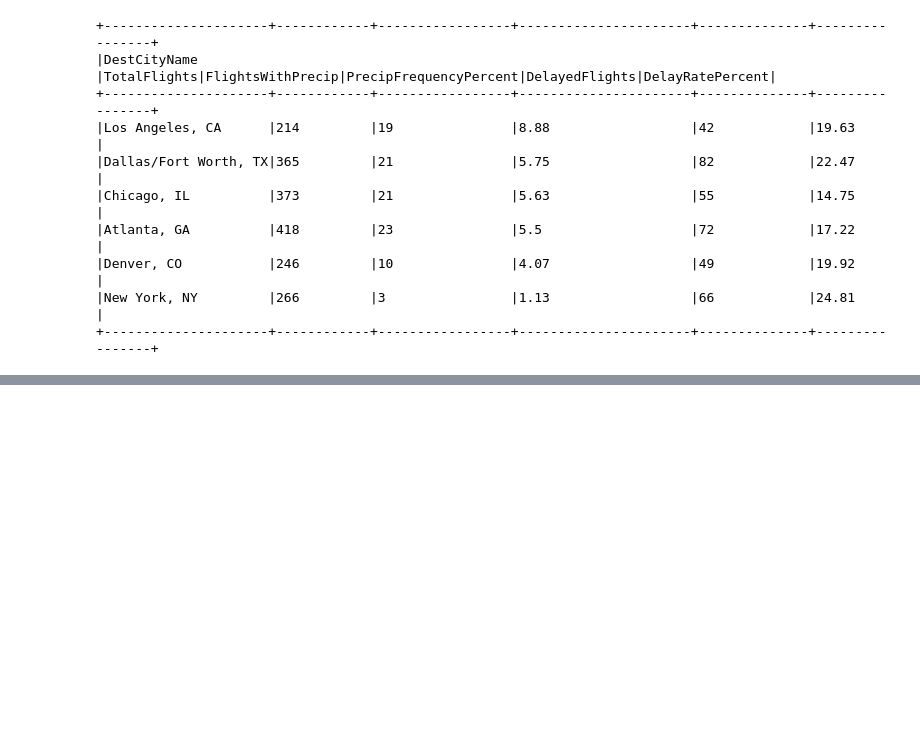
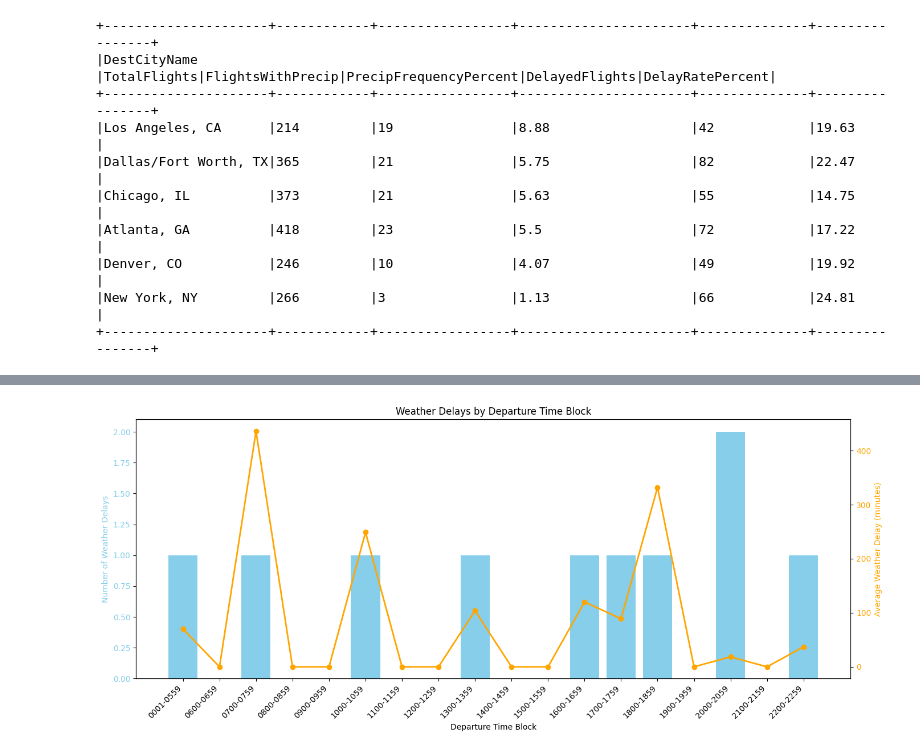
Before and after one commit to sania-k/ITCS6190_CourseProject, a Jupyter notebook: notebooks/complex_q_par.ipynb, the cells around one changed output, grey strips where cells are left out. Cells and saved outputs as stored; diff of their text form; code cells hidden in the pictures; blank space fills up the shorter version.

```diff
--- a/notebooks/complex_q_par.ipynb
+++ b/notebooks/complex_q_par.ipynb
@@ -367,0 +493,22 @@ destination_weather_delay_stats.show(truncate=False)
+# %%
+all_time_blocks = df.select("DepTimeBlk").distinct()
+
+weather_delays = df.filter(col("WeatherDelay") > 0)
+
+weather_delay_by_time = weather_delays.groupBy("DepTimeBlk").agg(
+    count("*").alias("NumWeatherDelays"),
+    round(avg("WeatherDelay"), 2).alias("AvgWeatherDelayMinutes")
+)
+
+full_weather_delay_by_time = all_time_blocks.join(
+    weather_delay_by_time,
+    on="DepTimeBlk",
+    how="left"
+).orderBy("DepTimeBlk")
+
+full_weather_delay_by_time = full_weather_delay_by_time.fillna({
+    "NumWeatherDelays": 0,
+    "AvgWeatherDelayMinutes": 0
+})
+
+full_weather_delay_by_time.show(truncate=False)
@@ -367,0 +533,23 @@ destination_weather_delay_stats.show(truncate=False)
+# %%
+pdf = full_weather_delay_by_time.toPandas()
+
+pdf = pdf.sort_values("DepTimeBlk")
+
+fig, ax1 = plt.subplots(figsize=(14,6))
+
+ax1.bar(pdf["DepTimeBlk"], pdf["NumWeatherDelays"], color='skyblue')
+ax1.set_xlabel('Departure Time Block')
+ax1.set_ylabel('Number of Weather Delays', color='skyblue')
+ax1.tick_params(axis='y', labelcolor='skyblue')
+plt.xticks(rotation=45, ha='right')
+
+ax2 = ax1.twinx()
+ax2.plot(pdf["DepTimeBlk"], pdf["AvgWeatherDelayMinutes"], color='orange', marker='o', linewidth=2)
+ax2.set_ylabel('Average Weather Delay (minutes)', color='orange')
+ax2.tick_params(axis='y', labelcolor='orange')
+
+plt.title('Weather Delays by Departure Time Block')
+plt.tight_layout()
+plt.show()
+# %% [output]
+[figure, added]
```
Also changed, not shown: parts of 8 cells of this notebook.
